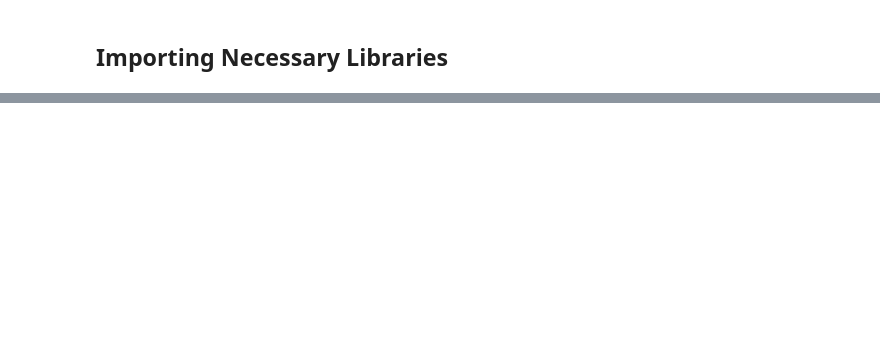
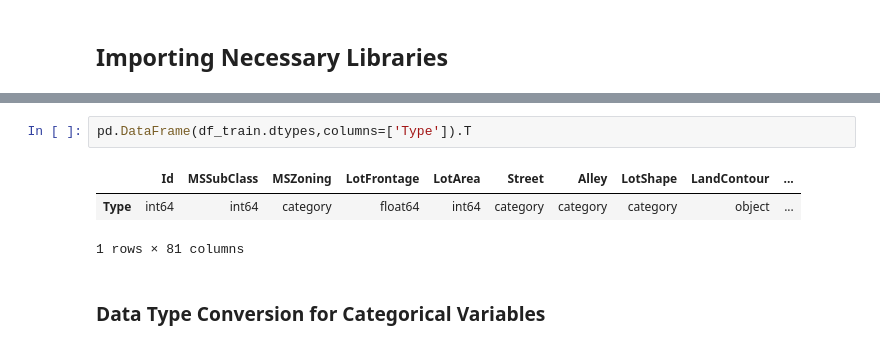
Before and after one commit to IntelligentsiAI/000-House-Price-Prediction, a Jupyter notebook: Data Exploration.ipynb, the cells around one changed output, grey strips where cells are left out. Drawn from its saved outputs; the diff is of its cells as text; blank space fills up the shorter version.

```diff
--- a/Data Exploration.ipynb
+++ b/Data Exploration.ipynb
@@ -41,0 +45,8 @@ train_data.describe().T
+# %%
+pd.DataFrame(df_train.dtypes,columns=['Type']).T
+# %% [output]
+|  | Id | MSSubClass | MSZoning | LotFrontage | LotArea | Street | Alley | LotShape | LandContour | ... |
+| Type | int64 | int64 | category | float64 | int64 | category | category | category | object | ... |
+1 rows × 81 columns
+# %% [markdown]
+### Data Type Conversion for Categorical Variables
```
Also changed, not shown: parts of 11 cells of this notebook.
